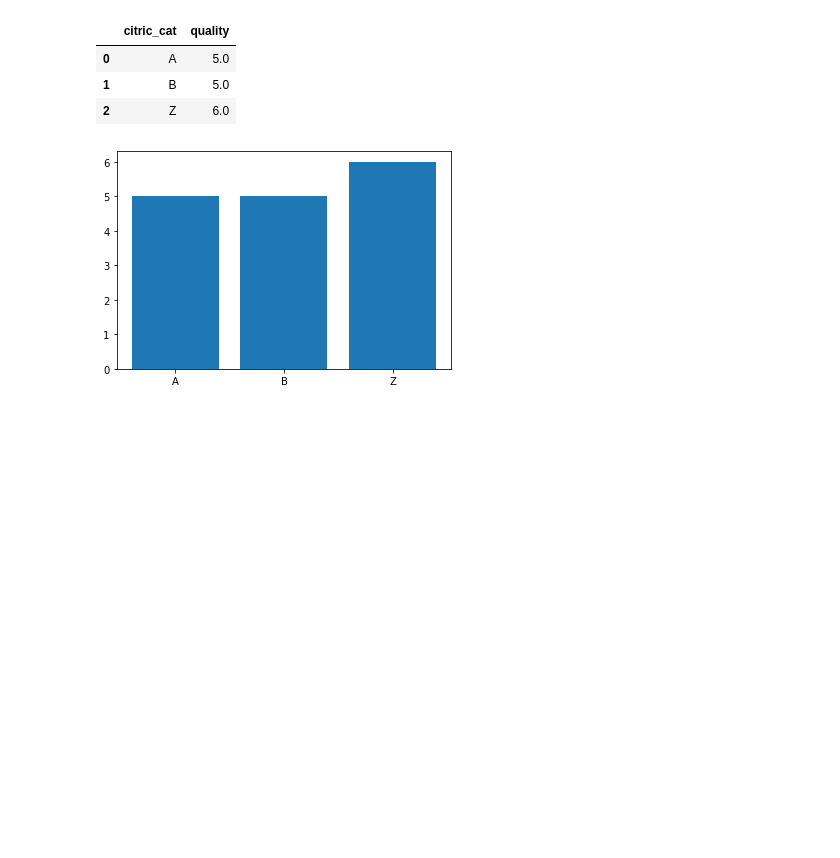
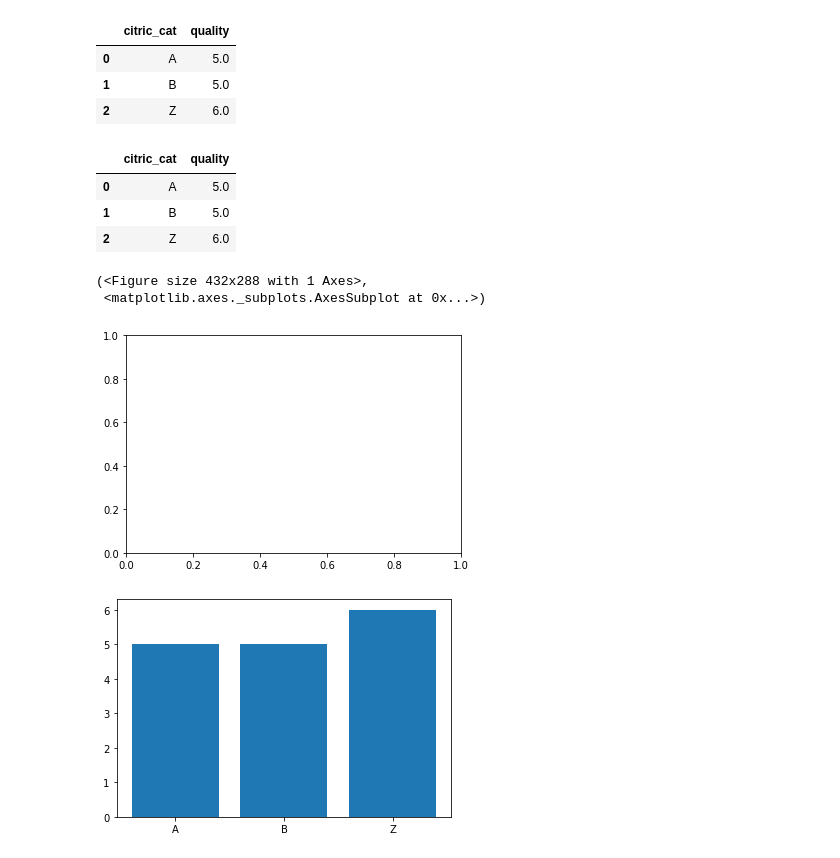
Before and after one commit to kristy25/AcademyPublic, a Jupyter notebook: Untitled0.ipynb, the cells around one changed output. Drawn from its saved outputs; the diff is of its cells as text; code cells hidden in the pictures; blank space fills up the shorter version.

```diff
--- a/Untitled0.ipynb
+++ b/Untitled0.ipynb
@@ -1265,6 +1268,25 @@ df_barplot
 | 0 | A | 5.0 |
 | 1 | B | 5.0 |
 | 2 | Z | 6.0 |
+# %%
+# me: don't necessarily need pd.DataFrame in front
+df.groupby('citric_cat')['quality'].median().reset_index()
+# %% [output]
+|  | citric_cat | quality |
+| 0 | A | 5.0 |
+| 1 | B | 5.0 |
+| 2 | Z | 6.0 |
+# %%
+# Figure can be thought of as a single container that contains all the objects representing axes, graphics, text, and labels.
+# On a single notebook or a script, you can have multiple figures. Each figure can have multiple subplots (or called axes)
+# The axes (an instance of the class plt. Axes ) is what we see above: a bounding box with ticks and labels, which will eventually contain the plot elements that make up our visualization.
+# It's is the canvas we draw on. An axes object can only belong to one figure.
+# difference between simple plotting (plt.plot) and creating subplots with plt.subplots()
+plt.subplots()
+# %% [output]
+(<Figure size 432x288 with 1 Axes>,
+ <matplotlib.axes._subplots.AxesSubplot at 0x...>)
+[figure, added]
 # %%
 # we need to define a figure and a Axes. Note Axes is different to axis
 fig1,ax=plt.subplots() # it always starts like this
```
Also changed, not shown: parts of 15 cells of this notebook.
